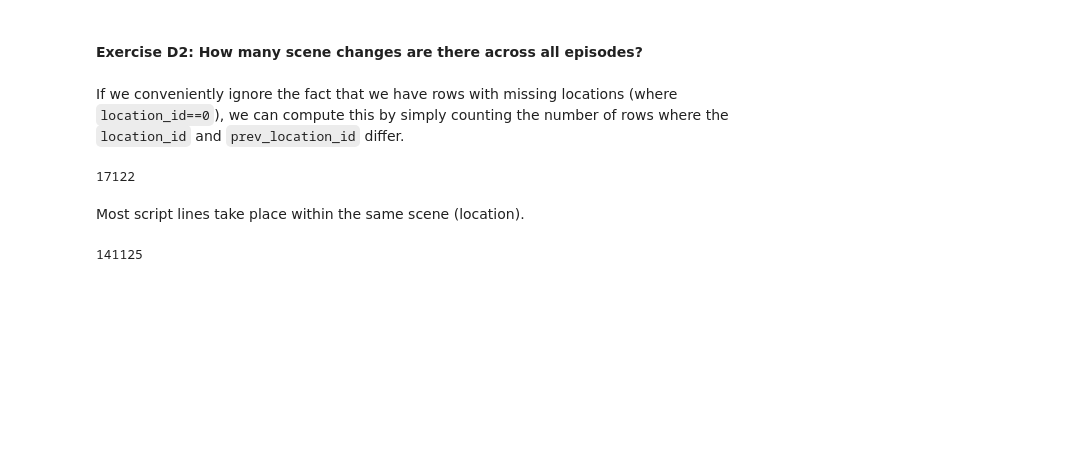
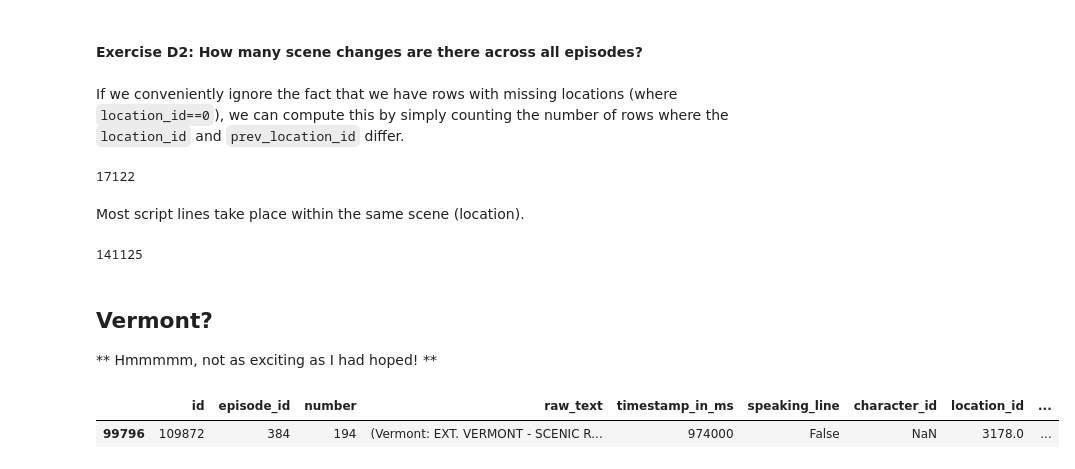
Before and after one commit to nickbuker/pydata-simpsons, a Jupyter notebook: pydata-tutorial-simpsons-CLEAN.ipynb, the cells around one changed output. Cells and saved outputs as stored; diff of their text form; code cells hidden in the pictures; blank space fills up the shorter version.

Commit message:
add Vermont

```diff
--- a/pydata-tutorial-simpsons-CLEAN.ipynb
+++ b/pydata-tutorial-simpsons-CLEAN.ipynb
@@ -851,3 +851,11 @@ Most script lines take place within the same scene (location).
 len(df[df.location_id == df.prev_location_id])
 # %% [output]
 141125
+# %% [markdown]
+## Vermont?
+** Hmmmmm, not as exciting as I had hoped! **
+# %%
+df[df.raw_location_text == 'Vermont']
+# %% [output]
+|  | id | episode_id | number | raw_text | timestamp_in_ms | speaking_line | character_id | location_id | ... |
+| 99796 | 109872 | 384 | 194 | (Vermont: EXT. VERMONT - SCENIC R... | 974000 | False | NaN | 3178.0 | ... |
```
